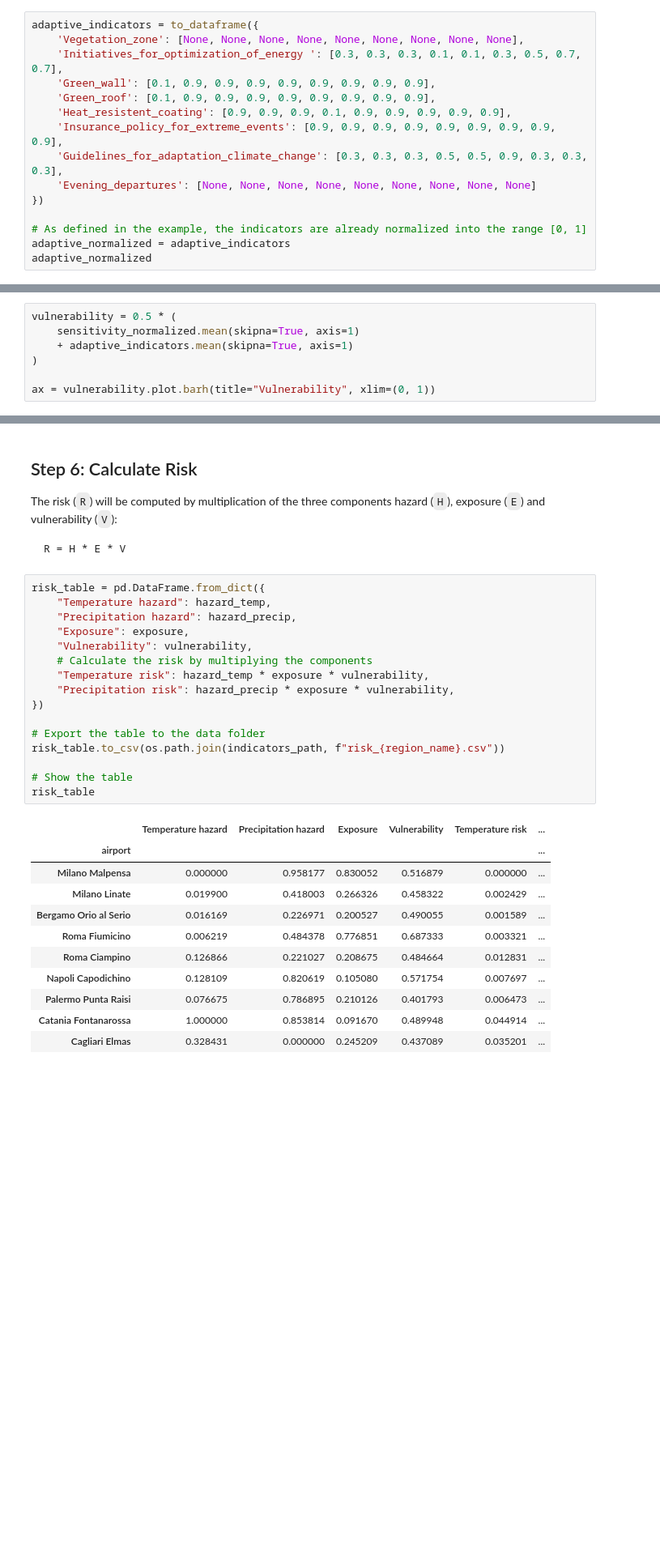
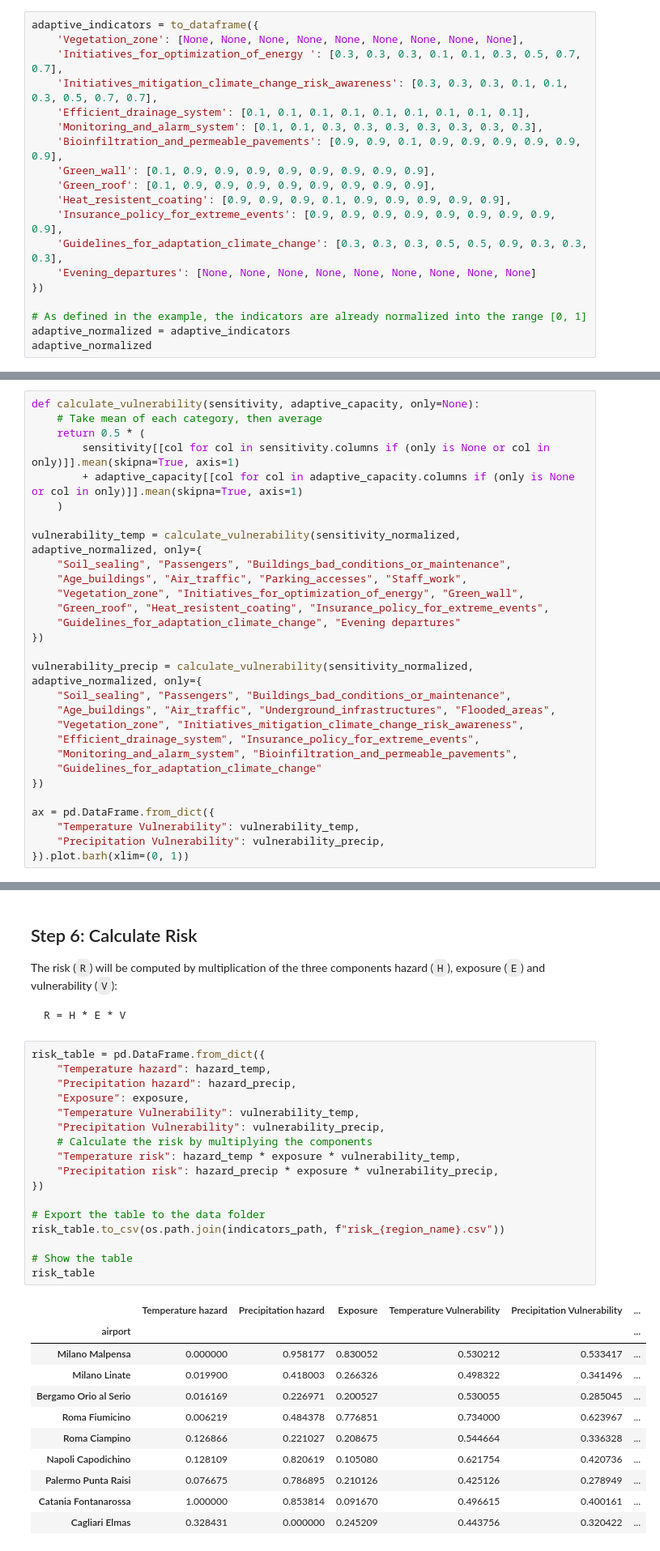
Before and after one commit to CLIMAAX/MULTI, a Jupyter notebook: 01_Infrastructure_heat_precipitation/Risk_assessment_airports.ipynb, the cells around one changed output, grey strips where cells are left out. Shown: that part at 81% size. Cells and saved outputs as stored; diff of their text form; blank space fills up the shorter version.

```diff
--- a/01_Infrastructure_heat_precipitation/Risk_assessment_airports.ipynb
+++ b/01_Infrastructure_heat_precipitation/Risk_assessment_airports.ipynb
@@ -366,6 +370,10 @@ Define the adaptive capacity indicators and their values: (use `None` where data
 adaptive_indicators = to_dataframe({
     'Vegetation_zone': [None, None, None, None, None, None, None, None, None],
     'Initiatives_for_optimization_of_energy ': [0.3, 0.3, 0.3, 0.1, 0.1, 0.3, 0.5, 0.7, 0.7],
+    'Initiatives_mitigation_climate_change_risk_awareness': [0.3, 0.3, 0.3, 0.1, 0.1, 0.3, 0.5, 0.7, 0.7],
+    'Efficient_drainage_system': [0.1, 0.1, 0.1, 0.1, 0.1, 0.1, 0.1, 0.1, 0.1],
+    'Monitoring_and_alarm_system': [0.1, 0.1, 0.3, 0.3, 0.3, 0.3, 0.3, 0.3, 0.3],
+    'Bioinfiltration_and_permeable_pavements': [0.9, 0.9, 0.1, 0.9, 0.9, 0.9, 0.9, 0.9, 0.9],
     'Green_wall': [0.1, 0.9, 0.9, 0.9, 0.9, 0.9, 0.9, 0.9, 0.9],
     'Green_roof': [0.1, 0.9, 0.9, 0.9, 0.9, 0.9, 0.9, 0.9, 0.9],
     'Heat_resistent_coating': [0.9, 0.9, 0.9, 0.1, 0.9, 0.9, 0.9, 0.9, 0.9],
@@ -396,8 +406,30 @@ Combine the sensitivity and adaptive capacity indicators by taking the mean at e
 # %%
-vulnerability = 0.5 * (
-    sensitivity_normalized.mean(skipna=True, axis=1)
-    + adaptive_indicators.mean(skipna=True, axis=1)
-)
+def calculate_vulnerability(sensitivity, adaptive_capacity, only=None):
+    # Take mean of each category, then average
+    return 0.5 * (
+        sensitivity[[col for col in sensitivity.columns if (only is None or col in only)]].mean(skipna=True, axis=1)
+        + adaptive_capacity[[col for col in adaptive_capacity.columns if (only is None or col in only)]].mean(skipna=True, axis=1)
+    )
 
-ax = vulnerability.plot.barh(title="Vulnerability", xlim=(0, 1))
+vulnerability_temp = calculate_vulnerability(sensitivity_normalized, adaptive_normalized, only={
+    "Soil_sealing", "Passengers", "Buildings_bad_conditions_or_maintenance",
+    "Age_buildings", "Air_traffic", "Parking_accesses", "Staff_work",
+    "Vegetation_zone", "Initiatives_for_optimization_of_energy", "Green_wall",
+    "Green_roof", "Heat_resistent_coating", "Insurance_policy_for_extreme_events",
+    "Guidelines_for_adaptation_climate_change", "Evening departures"
+})
+
+vulnerability_precip = calculate_vulnerability(sensitivity_normalized, adaptive_normalized, only={
+    "Soil_sealing", "Passengers", "Buildings_bad_conditions_or_maintenance",
+    "Age_buildings", "Air_traffic", "Underground_infrastructures", "Flooded_areas",
+    "Vegetation_zone", "Initiatives_mitigation_climate_change_risk_awareness",
+    "Efficient_drainage_system", "Insurance_policy_for_extreme_events",
+    "Monitoring_and_alarm_system", "Bioinfiltration_and_permeable_pavements",
+    "Guidelines_for_adaptation_climate_change"
+})
+
+ax = pd.DataFrame.from_dict({
+    "Temperature Vulnerability": vulnerability_temp,
+    "Precipitation Vulnerability": vulnerability_precip,
+}).plot.barh(xlim=(0, 1))
 # %% [output]
@@ -411,31 +443,32 @@ The risk (`R`) will be computed by multiplication of the three components hazard
 # %%
 risk_table = pd.DataFrame.from_dict({
     "Temperature hazard": hazard_temp,
     "Precipitation hazard": hazard_precip,
     "Exposure": exposure,
-    "Vulnerability": vulnerability,
+    "Temperature Vulnerability": vulnerability_temp,
+    "Precipitation Vulnerability": vulnerability_precip,
     # Calculate the risk by multiplying the components
-    "Temperature risk": hazard_temp * exposure * vulnerability,
-    "Precipitation risk": hazard_precip * exposure * vulnerability,
+    "Temperature risk": hazard_temp * exposure * vulnerability_temp,
+    "Precipitation risk": hazard_precip * exposure * vulnerability_precip,
 })
 
 # Export the table to the data folder
 risk_table.to_csv(os.path.join(indicators_path, f"risk_{region_name}.csv"))
 
 # Show the table
 risk_table
 # %% [output]
-|  | Temperature hazard | Precipitation hazard | Exposure | Vulnerability | Temperature risk | ... |
+|  | Temperature hazard | Precipitation hazard | Exposure | Temperature Vulnerability | Precipitation Vulnerability | ... |
 | airport |  |  |  |  |  | ... |
-| Milano Malpensa | 0.000000 | 0.958177 | 0.830052 | 0.516879 | 0.000000 | ... |
-| Milano Linate | 0.019900 | 0.418003 | 0.266326 | 0.458322 | 0.002429 | ... |
-| Bergamo Orio al Serio | 0.016169 | 0.226971 | 0.200527 | 0.490055 | 0.001589 | ... |
-| Roma Fiumicino | 0.006219 | 0.484378 | 0.776851 | 0.687333 | 0.003321 | ... |
-| Roma Ciampino | 0.126866 | 0.221027 | 0.208675 | 0.484664 | 0.012831 | ... |
-| Napoli Capodichino | 0.128109 | 0.820619 | 0.105080 | 0.571754 | 0.007697 | ... |
-| Palermo Punta Raisi | 0.076675 | 0.786895 | 0.210126 | 0.401793 | 0.006473 | ... |
-| Catania Fontanarossa | 1.000000 | 0.853814 | 0.091670 | 0.489948 | 0.044914 | ... |
-| Cagliari Elmas | 0.328431 | 0.000000 | 0.245209 | 0.437089 | 0.035201 | ... |
+| Milano Malpensa | 0.000000 | 0.958177 | 0.830052 | 0.530212 | 0.533417 | ... |
+| Milano Linate | 0.019900 | 0.418003 | 0.266326 | 0.498322 | 0.341496 | ... |
+| Bergamo Orio al Serio | 0.016169 | 0.226971 | 0.200527 | 0.530055 | 0.285045 | ... |
+| Roma Fiumicino | 0.006219 | 0.484378 | 0.776851 | 0.734000 | 0.623967 | ... |
+| Roma Ciampino | 0.126866 | 0.221027 | 0.208675 | 0.544664 | 0.336328 | ... |
+| Napoli Capodichino | 0.128109 | 0.820619 | 0.105080 | 0.621754 | 0.420736 | ... |
+| Palermo Punta Raisi | 0.076675 | 0.786895 | 0.210126 | 0.425126 | 0.278949 | ... |
+| Catania Fontanarossa | 1.000000 | 0.853814 | 0.091670 | 0.496615 | 0.400161 | ... |
+| Cagliari Elmas | 0.328431 | 0.000000 | 0.245209 | 0.443756 | 0.320422 | ... |
 # %% [markdown]
 ### Visualizing the absolute risk indicators
 
```
Also changed, not shown: parts of 7 cells of this notebook, 1 other file.
